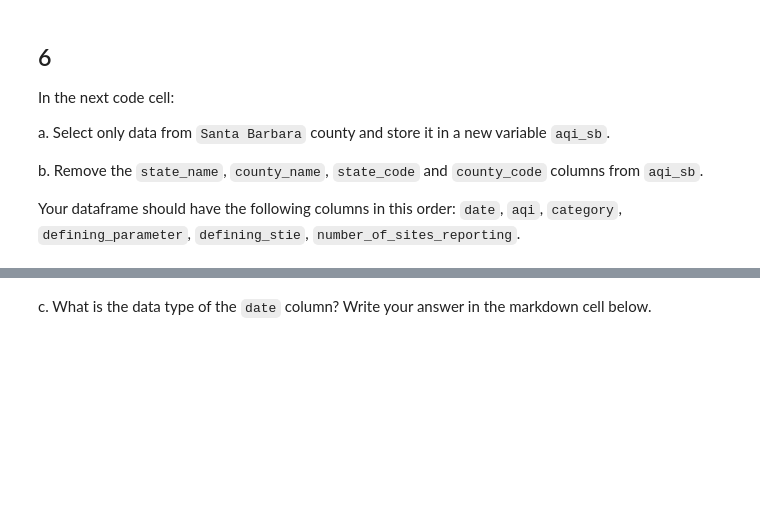
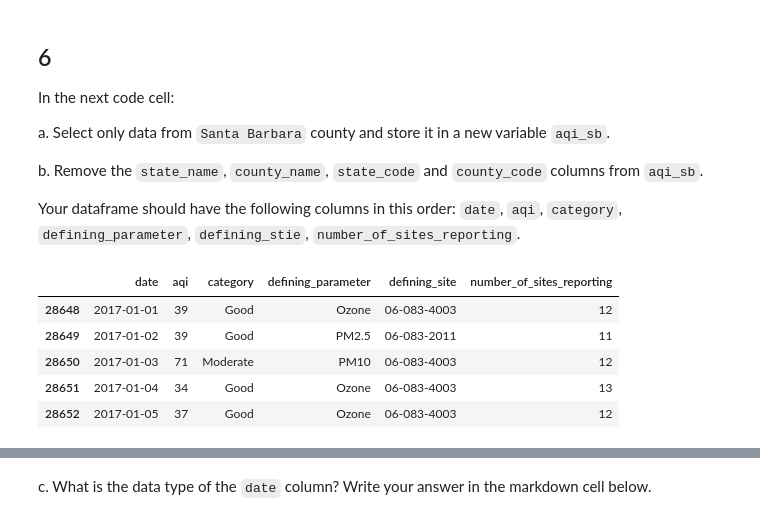
Before and after one commit to ht-oliver/eds220-hwk2, a Jupyter notebook: task3/hwk2-task3-aqi.ipynb, the cells around one changed output, grey strips where cells are left out. Saved outputs shown, nothing was run; the diff lists cells and outputs as text; code cells hidden in the pictures; blank space fills up the shorter version.

```diff
--- a/task3/hwk2-task3-aqi.ipynb
+++ b/task3/hwk2-task3-aqi.ipynb
@@ -207,0 +217,10 @@ aqi_sb
+# %%
+aqi_sb = aqi[aqi['county_name'] == 'Santa Barbara'].drop(['state_name', 'county_name', 'state_code', 'county_code'], axis = 1)
+aqi_sb.head()
+# %% [output]
+|  | date | aqi | category | defining_parameter | defining_site | number_of_sites_reporting |
+| 28648 | 2017-01-01 | 39 | Good | Ozone | 06-083-4003 | 12 |
+| 28649 | 2017-01-02 | 39 | Good | PM2.5 | 06-083-2011 | 11 |
+| 28650 | 2017-01-03 | 71 | Moderate | PM10 | 06-083-4003 | 12 |
+| 28651 | 2017-01-04 | 34 | Good | Ozone | 06-083-4003 | 13 |
+| 28652 | 2017-01-05 | 37 | Good | Ozone | 06-083-4003 | 12 |
```
Also changed, not shown: parts of 4 cells of this notebook.
